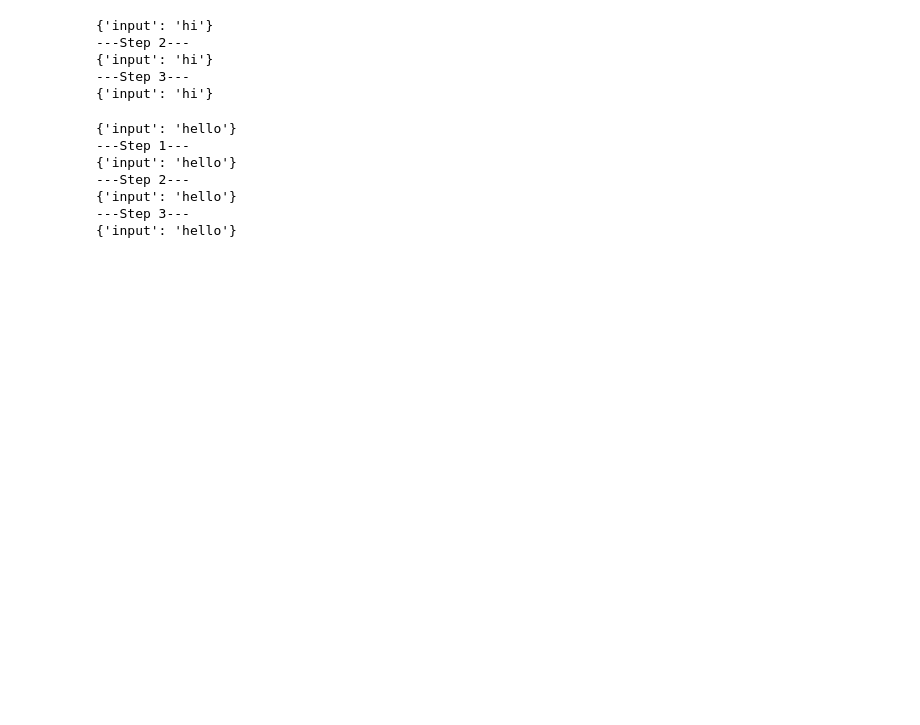
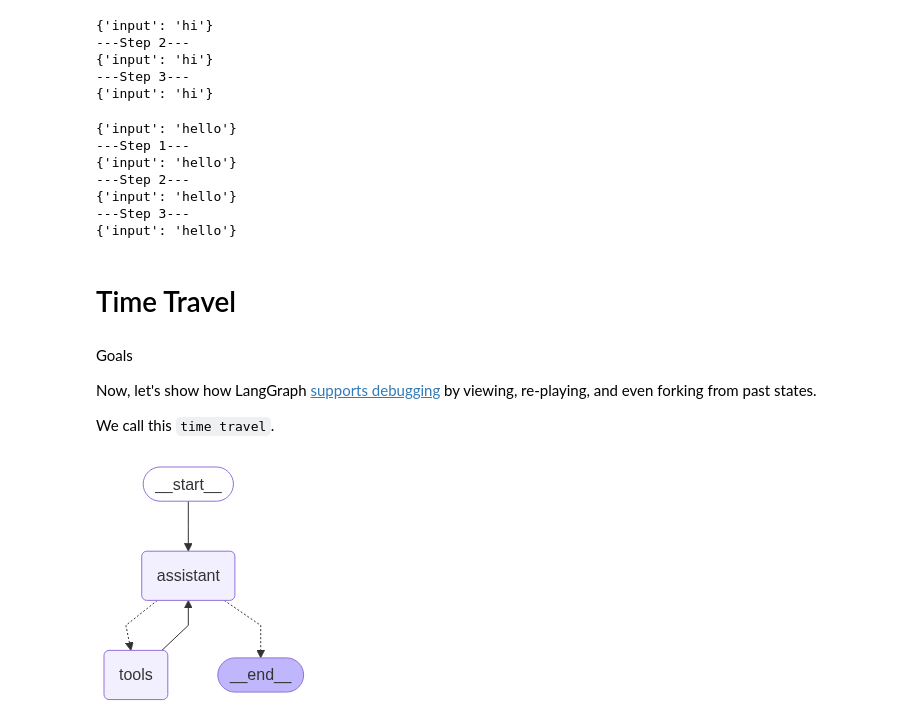
Before and after one commit to Raahul-G/AI-Agent-Langchain, a Jupyter notebook: Module_3.ipynb, the cells around one changed output. Saved outputs shown, nothing was run; the diff lists cells and outputs as text; code cells hidden in the pictures; blank space fills up the shorter version.

Commit message:
M3-Time-Travel-Commit

```diff
--- a/Module_3.ipynb
+++ b/Module_3.ipynb
@@ -919,3 +919,11 @@ for event in graph.stream({"input":"hello"}, thread_config, stream_mode="values"
 {'input': 'hello'}
 ---Step 3---
 {'input': 'hello'}
+# %% [markdown]
+# Time Travel
+# %% [markdown]
+Goals
+
+Now, let's show how LangGraph [supports debugging](https://langchain-ai.github.io/langgraph/how-tos/human_in_the_loop/time-travel/) by viewing, re-playing, and even forking from past states.
+
+We call this `time travel`.
@@ -921,0 +962,28 @@ for event in graph.stream({"input":"hello"}, thread_config, stream_mode="values"
+# %%
+from IPython.display import Image, display
+from langgraph.checkpoint.memory import MemorySaver
+from langgraph.graph import MessagesState, START, END, StateGraph
+from langgraph.prebuilt import tools_condition, ToolNode
+
+from langchain_core.messages import AIMessage, HumanMessage, SystemMessage
+
+sys_mrg = SystemMessage(content="You are helpful assistant tasked with performing arithmetic on a set of inputs.")
+
+def assistant(state: MessagesState):
+    return {"messages": [llm_with_tools.invoke([sys_mrg] + state["messages"])]}
+
+builder = StateGraph(MessagesState)
+
+builder.add_node("assistant", assistant)
+builder.add_node("tools", ToolNode(tools))
+
+builder.add_edge(START, "assistant")
+builder.add_conditional_edges("assistant", tools_condition)
+builder.add_edge("tools", "assistant")
+
+memory = MemorySaver()
+graph = builder.compile(checkpointer=MemorySaver())
+
+display(Image(graph.get_graph(xray=True).draw_mermaid_png()))
+# %% [output]
+[figure, added]
```
Also changed, not shown: parts of 29 cells of this notebook.
